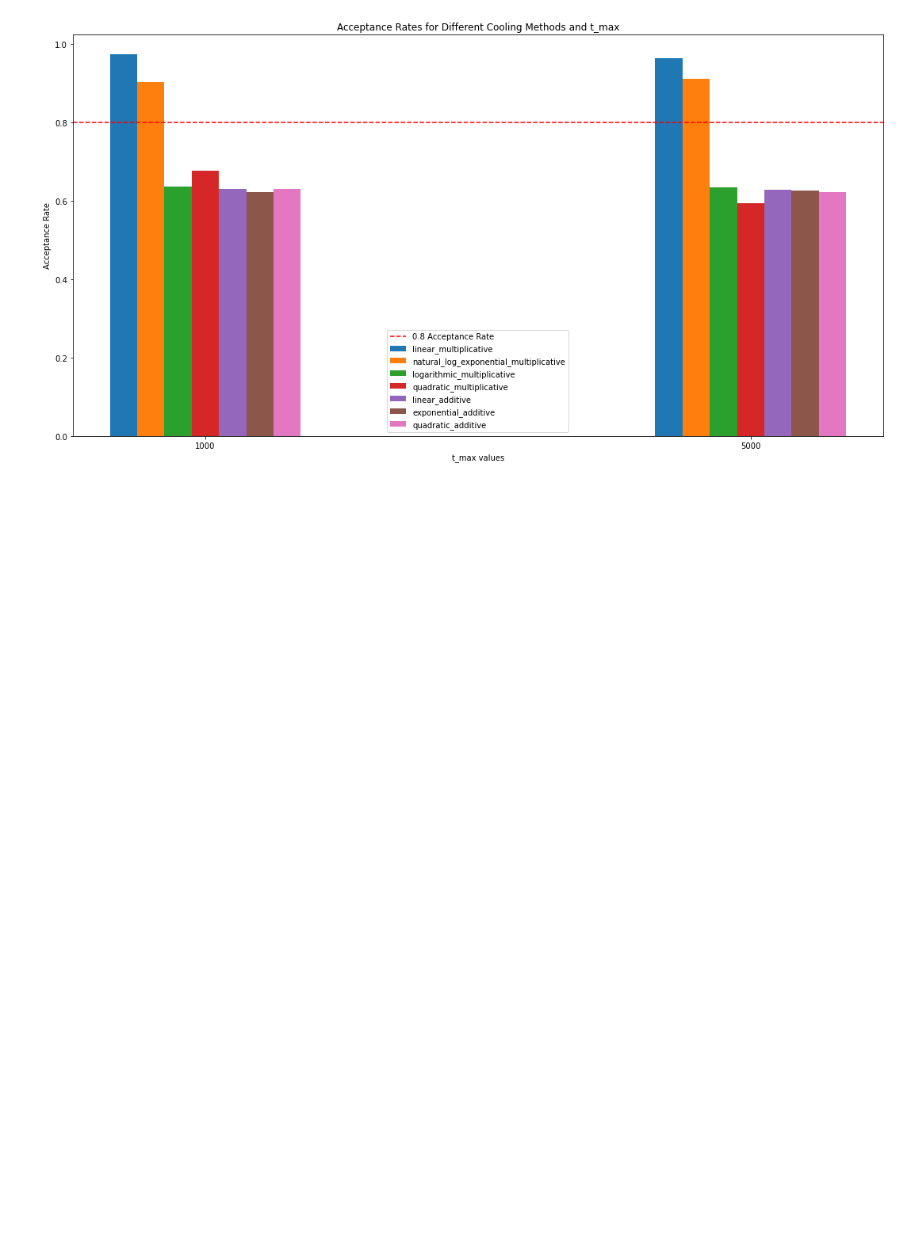
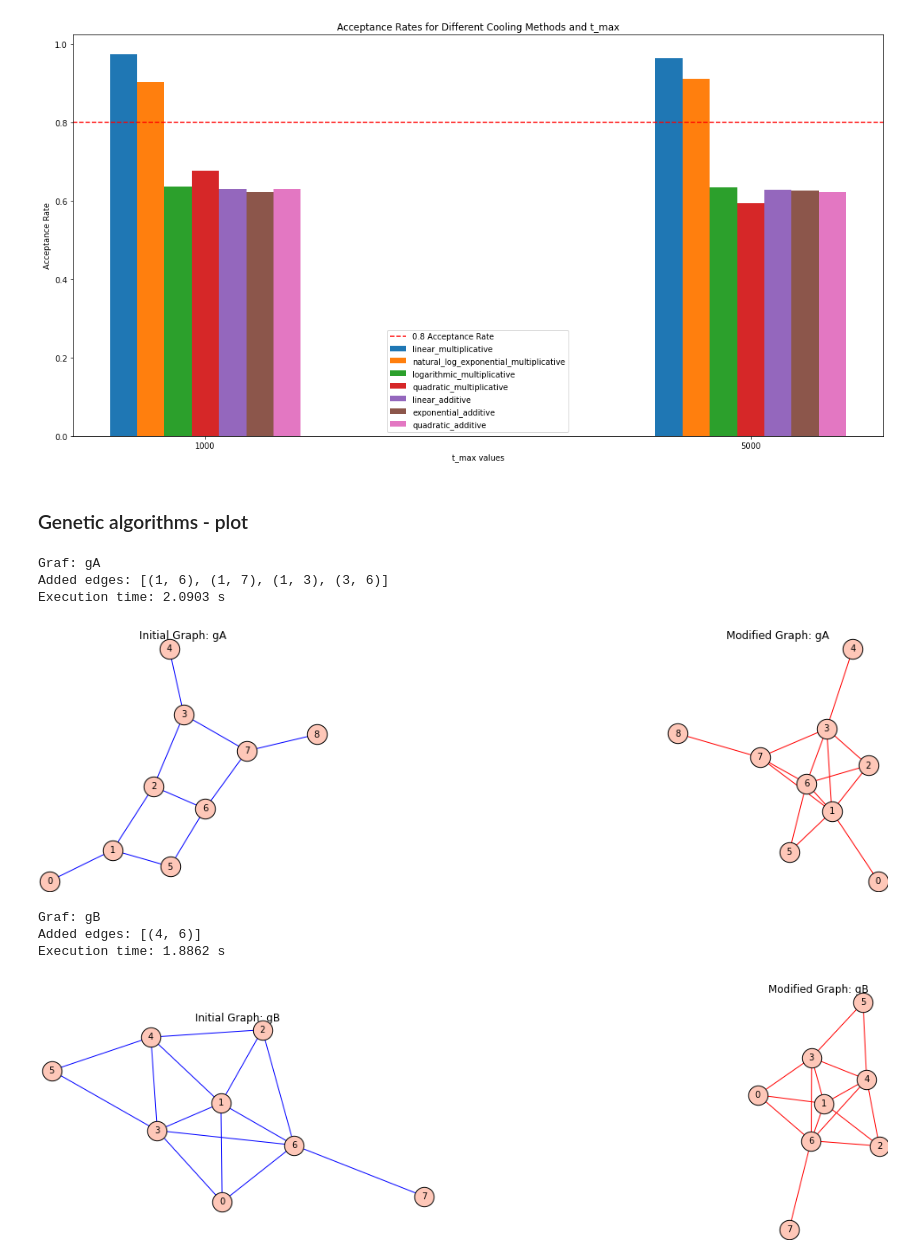
Before and after one commit to Ogrfil/MINIMUM-INTERVAL-GRAPH-COMPLETION, a Jupyter notebook: testing.ipynb, the cells around one changed output. Saved outputs shown, nothing was run; the diff lists cells and outputs as text; code cells hidden in the pictures; blank space fills up the shorter version.

Commit message:
Added testing for genetic_algorithms

```diff
--- a/testing.ipynb
+++ b/testing.ipynb
@@ -46,6 +49,9 @@ test_graphs = {
     #"gA": [(0, 1), (1, 2), (1, 5), (2, 3), (2, 6), (3, 4), (3, 7), (5, 6), (6, 7), (7, 8)],
     #"gB": [(0, 1), (0, 3), (0, 6), (1, 2), (1, 3), (1, 4), (1, 6), (2, 4), (2, 6), (3, 4), (3, 5), (3, 6), (4, 5), (6, 7)]
 }
+# %%
+gA =  [(0, 1), (1, 2), (1, 5), (2, 3), (2, 6), (3, 4), (3, 7), (5, 6), (6, 7), (7, 8)]
+gB = [(0, 1), (0, 3), (0, 6), (1, 2), (1, 3), (1, 4), (1, 6), (2, 4), (2, 6), (3, 4), (3, 5), (3, 6), (4, 5), (6, 7)]
 # %%
 def plot_bf(name, G):
     fig, ax = plt.subplots(1, 2, figsize=(20, 5))
@@ -332,3 +338,54 @@ Execution time: 6.4532 s
 -------------------------------
 [figure]
 [figure]
+# %% [markdown]
+### Genetic algorithms - plot
+# %%
+def plot_ga(name, G):
+    fig, ax = plt.subplots(1, 2, figsize=(20, 5))
+
+    start_time = time.time()
+    added_edges, G_min = ga.genetic_algorithm(G)
+    end_time = time.time()
+    elapsed_time = end_time - start_time
+
+    print(f"Graf: {name}")
+    if added_edges is None:
+        print("Initial graph is already an interval graph")
+    else:
+        print(f"Added edges: {added_edges}")
+    print(f"Execution time: {elapsed_time:.4f} s")
+    print("\n")
+
+    # Plotting initial graph
+    plot_G = G.plot(figsize=(8, 8), vertex_size=500, edge_color='blue', graph_border=False)
+
+    # Plotting modified graph
+    if added_edges is None:
+        plot_G_min = G.plot(figsize=(8, 8), vertex_size=500, edge_color='blue', graph_border=False)
+    else:
+        plot_G_min = G_min.plot(figsize=(8, 8), vertex_size=500, edge_color='red', graph_border=False)
+
+    # Adding graphs to subplots
+    plot_G.matplotlib(figure=fig, sub=ax[0])
+    ax[0].set_title(f"Initial Graph: {name}")
+    ax[0].axis('off')
+
+    plot_G_min.matplotlib(figure=fig, sub=ax[1])
+    ax[1].set_title(f"Modified Graph: {name}")
+    ax[1].axis('off')
+
+    plt.subplots_adjust(wspace=0.5, hspace=0.5)
+    plt.show()
+# %%
+plot_ga('gA',Graph(gA))
+plot_ga('gB',Graph(gB))
+# %% [output]
+Graf: gA
+Added edges: [(1, 6), (1, 7), (1, 3), (3, 6)]
+Execution time: 2.0903 s
+[figure, added]
+Graf: gB
+Added edges: [(4, 6)]
+Execution time: 1.8862 s
+[figure, added]
```
Also changed, not shown: parts of 2 cells of this notebook.
